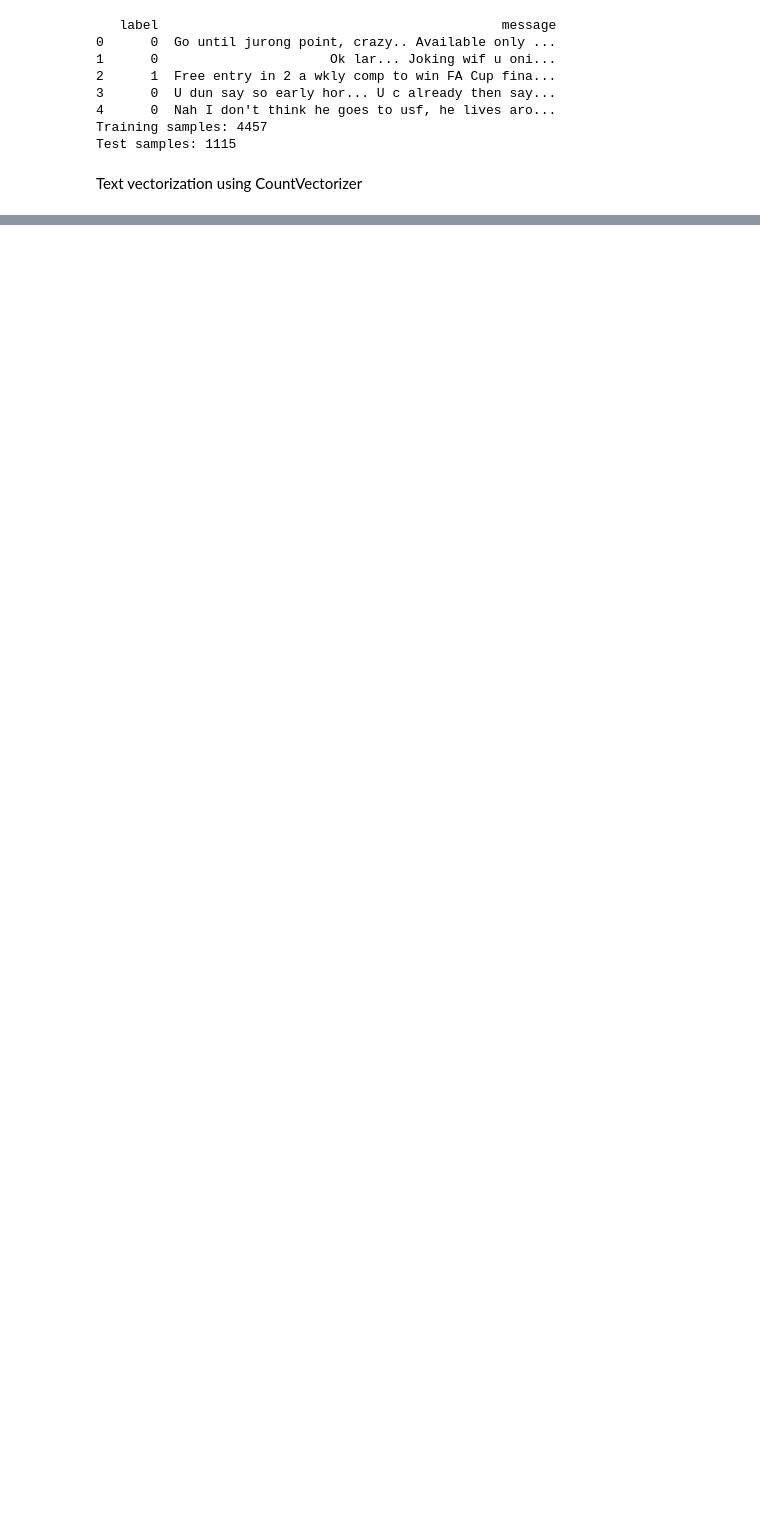
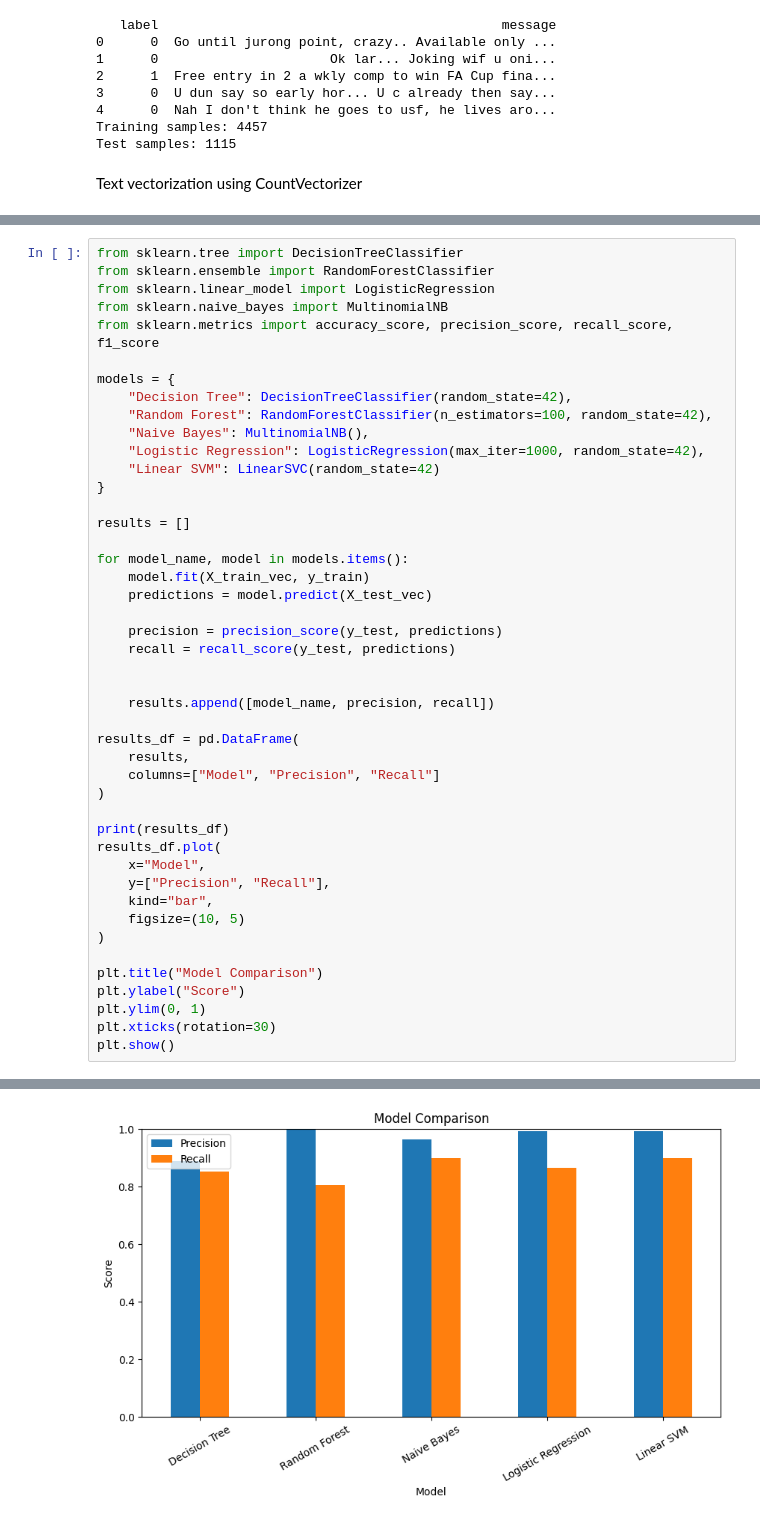
Before and after one commit to mmilan20050601/ML-project, a Jupyter notebook: spam_detection.ipynb, the cells around one changed output, grey strips where cells are left out. Cells and saved outputs as stored; diff of their text form; blank space fills up the shorter version.

```diff
--- a/spam_detection.ipynb
+++ b/spam_detection.ipynb
@@ -188,0 +217,46 @@ Confusion Matrix:
+# %%
+from sklearn.tree import DecisionTreeClassifier
+from sklearn.ensemble import RandomForestClassifier
+from sklearn.linear_model import LogisticRegression
+from sklearn.naive_bayes import MultinomialNB
+from sklearn.metrics import accuracy_score, precision_score, recall_score, f1_score
+
+models = {
+    "Decision Tree": DecisionTreeClassifier(random_state=42),
+    "Random Forest": RandomForestClassifier(n_estimators=100, random_state=42),
+    "Naive Bayes": MultinomialNB(),
+    "Logistic Regression": LogisticRegression(max_iter=1000, random_state=42),
+    "Linear SVM": LinearSVC(random_state=42)
+}
+
+results = []
+
+for model_name, model in models.items():
+    model.fit(X_train_vec, y_train)
+    predictions = model.predict(X_test_vec)
+
+    precision = precision_score(y_test, predictions)
+    recall = recall_score(y_test, predictions)
+
+
+    results.append([model_name, precision, recall])
+
+results_df = pd.DataFrame(
+    results,
+    columns=["Model", "Precision", "Recall"]
+)
+
+print(results_df)
+results_df.plot(
+    x="Model",
+    y=["Precision", "Recall"],
+    kind="bar",
+    figsize=(10, 5)
+)
+
+plt.title("Model Comparison")
+plt.ylabel("Score")
+plt.ylim(0, 1)
+plt.xticks(rotation=30)
+plt.show()
+# %% [output]
@@ -188,0 +269 @@ Confusion Matrix:
+[figure, added]
```
Also changed, not shown: parts of 8 cells of this notebook.
